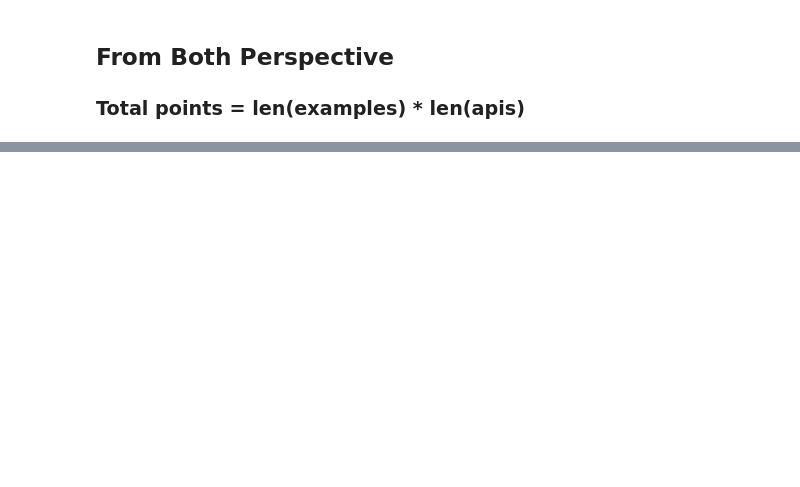
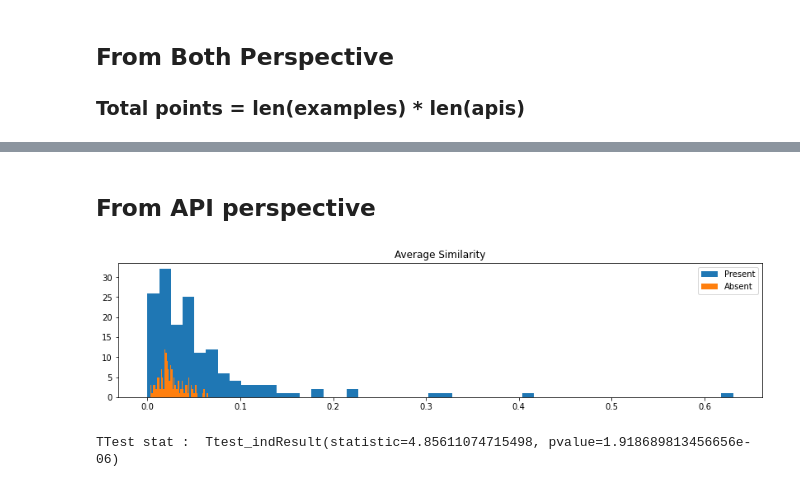
Before and after one commit to saikat107/mahout, a Jupyter notebook: analysis_with_documentation.ipynb, the cells around one changed output, grey strips where cells are left out. Cells and saved outputs as stored; diff of their text form; code cells hidden in the pictures; blank space fills up the shorter version.

```diff
--- a/analysis_with_documentation.ipynb
+++ b/analysis_with_documentation.ipynb
@@ -307,0 +433,43 @@ plt.show()
+# %% [markdown]
+## From API perspective
+# %%
+overlap_p_api = []
+overlap_a_api = []
+for api_idx, api in enumerate(apis):
+    api = str(api)
+    present_scores, absent_scores = [], []
+    for exidx, example in enumerate(all_taken_answers):
+        code = example["answer"]["code"]
+        found = False
+        for c in code:
+            if api in c:
+                found = True
+                break
+        if found:
+            present_scores.append(similarity_results[api_idx, exidx])
+        else:
+            absent_scores.append(similarity_results[api_idx, exidx])
+    overlap_p_api.append(
+        np.mean(present_scores) if len(present_scores) > 0 else 0.0
+    )
+    overlap_a_api.append(
+        np.mean(absent_scores) if len(absent_scores) > 0 else 0.0,
+    )
+
+import matplotlib.pyplot as plt
+plt.figure(figsize=(14,3))
+plt.hist(overlap_p_api, label="Present", bins=50)
+# plt.title("Average Similarity if PRESENT APIs")
+# plt.show()
+# plt.figure(figsize=(14, 3))
+plt.hist(overlap_a_api, label="Absent", bins=50)
+plt.title("Average Similarity")
+plt.legend()
+plt.show()
+
+from scipy import stats
+ttest_result = stats.ttest_ind(overlap_p_api, overlap_a_api)
+print("TTest stat : ", ttest_result)
+# %% [output]
+[figure, added]
+TTest stat :  Ttest_indResult(statistic=4.85611074715498, pvalue=1.918689813456656e-06)
```
Also changed, not shown: parts of 15 cells of this notebook.
